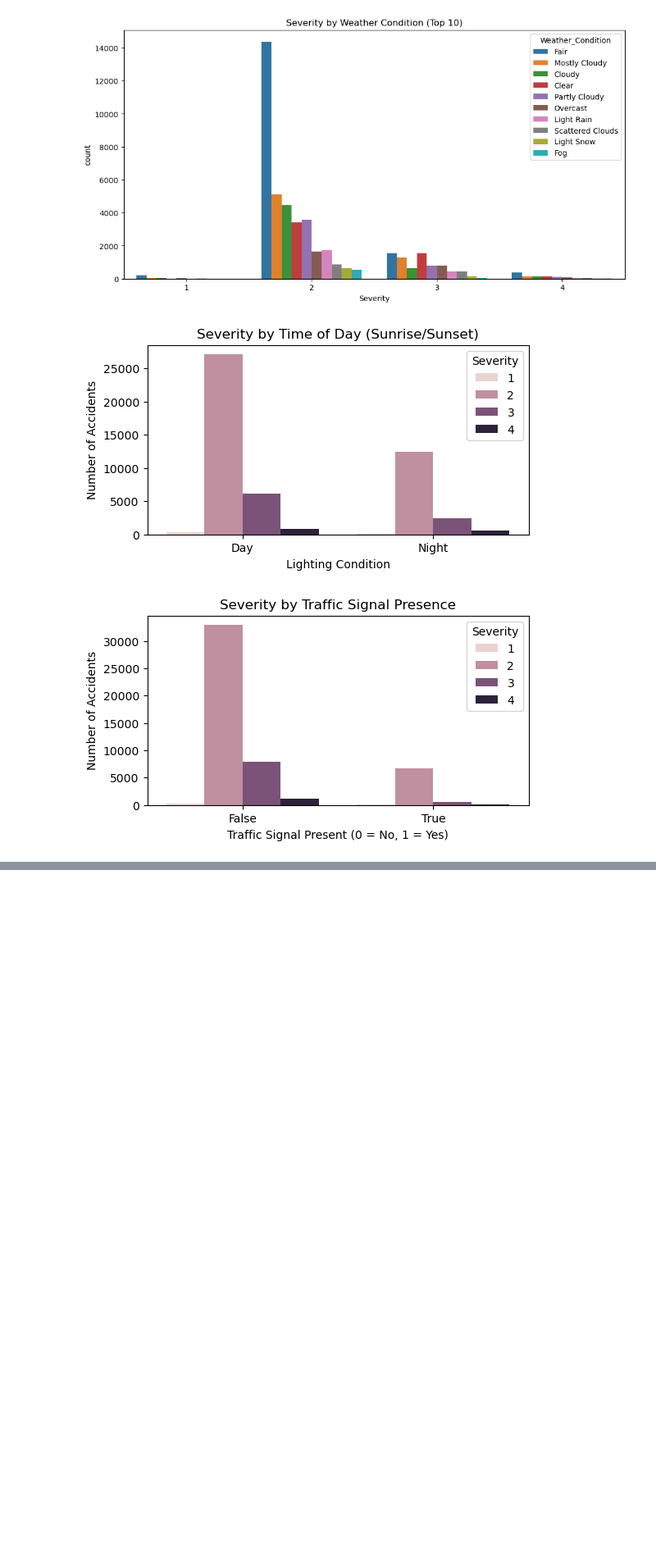
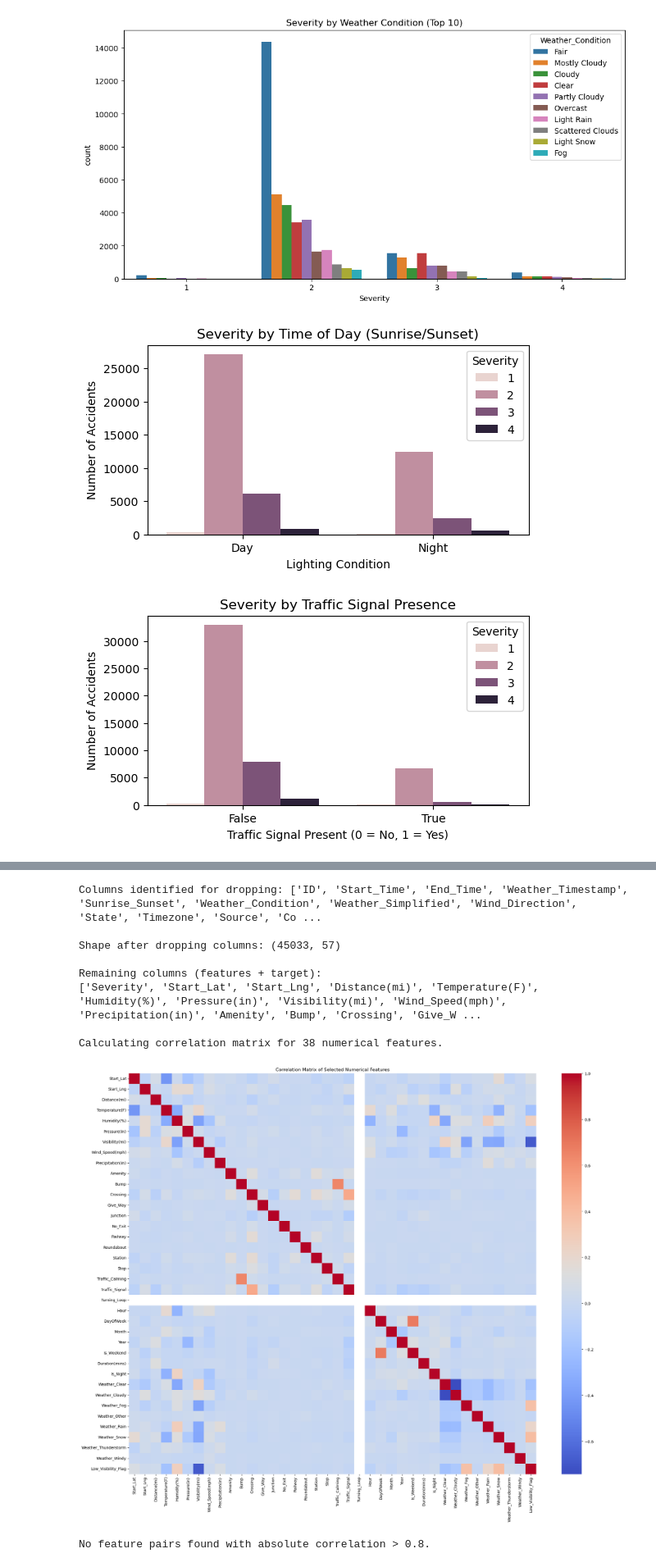
Before and after one commit to Tyler-JP/MLProject, a Jupyter notebook: project.ipynb, the cells around one changed output, grey strips where cells are left out. Shown at 82% size. Drawn from its saved outputs; the diff is of its cells as text; code cells hidden in the pictures; blank space fills up the shorter version.

Commit message:
Finish feature selection/engineering/correlation analysis

```diff
--- a/project.ipynb
+++ b/project.ipynb
@@ -205,0 +322,70 @@ Filled missing values in 'Visibility(mi)' | Before: 999, After: 0
+# %%
+# feature selection / correlation analysis
+
+# columns to drop
+columns_to_drop = [
+    'ID',
+    # Original Timestamp columns (replaced by engineered features)
+    'Start_Time', 'End_Time', 'Weather_Timestamp',
+    # Original columns replaced by engineered/encoded versions
+    'Sunrise_Sunset', # -> isNight
+    'Weather_Condition', # -> Weather_Simplified
+    'Weather_Simplified', # Intermediate use
+    'Wind_Direction', # -> WindDir
+    'State', 'Timezone', 'Source', 'County',
+    'Country', # all vals are just 'US'
+    'Civil_Twilight', 'Nautical_Twilight', 'Astronomical_Twilight',
+    'Wind_Chill(F)' #-> high corr w/ temp
+]
+columns_to_drop_existing = [col for col in columns_to_drop if col in df_clean.columns]
+print(f"\nColumns identified for dropping: {columns_to_drop_existing}")
+df_selected = df_clean.drop(columns=columns_to_drop_existing, errors='ignore')
+
+print(f"\nShape after dropping columns: {df_selected.shape}")
+print("\nRemaining columns (features + target):")
+print(df_selected.columns.tolist())
+
+# Perform correlation analysis
+numerical_cols = df_selected.select_dtypes(include=np.number).columns.tolist()
+numerical_features = [col for col in numerical_cols if col != 'Severity']
+
+print(f"\nCalculating correlation matrix for {len(numerical_features)} numerical features.")
+correlation_matrix = df_selected[numerical_features].corr()
+
+# visualization
+plt.figure(figsize=(24, 19))
+sns.heatmap(correlation_matrix, cmap='coolwarm', annot=False, fmt=".2f")
+plt.title("Correlation Matrix of Selected Numerical Features")
+plt.show()
+
+# identifying high correlation pairs
+threshold = 0.8
+highly_correlated_pairs = []
+for i in range(len(correlation_matrix.columns)):
+    for j in range(i):
+        if abs(correlation_matrix.iloc[i, j]) > threshold:
+            col1 = correlation_matrix.columns[i]
+            col2 = correlation_matrix.columns[j]
+            corr_value = correlation_matrix.iloc[i, j]
+            highly_correlated_pairs.append((col1, col2, corr_value))
+
+if highly_correlated_pairs:
+    print(f"\nFound pairs with correlation > {threshold} or < -{threshold}:")
+    for pair in highly_correlated_pairs:
+        print(f" - {pair[0]} and {pair[1]}: {pair[2]:.3f}")
+else:
+    print(f"\nNo feature pairs found with absolute correlation > {threshold}.")
+
+
+df_selected.to_csv("processed_accidents.csv", index=False) #
+# %% [output]
+Columns identified for dropping: ['ID', 'Start_Time', 'End_Time', 'Weather_Timestamp', 'Sunrise_Sunset', 'Weather_Condition', 'Weather_Simplified', 'Wind_Direction', 'State', 'Timezone', 'Source', 'Co ...
+
+Shape after dropping columns: (45033, 57)
+
+Remaining columns (features + target):
+['Severity', 'Start_Lat', 'Start_Lng', 'Distance(mi)', 'Temperature(F)', 'Humidity(%)', 'Pressure(in)', 'Visibility(mi)', 'Wind_Speed(mph)', 'Precipitation(in)', 'Amenity', 'Bump', 'Crossing', 'Give_W ...
+
+Calculating correlation matrix for 38 numerical features.
+[figure, added]
+No feature pairs found with absolute correlation > 0.8.
```
Also changed, not shown: parts of 3 cells of this notebook.
